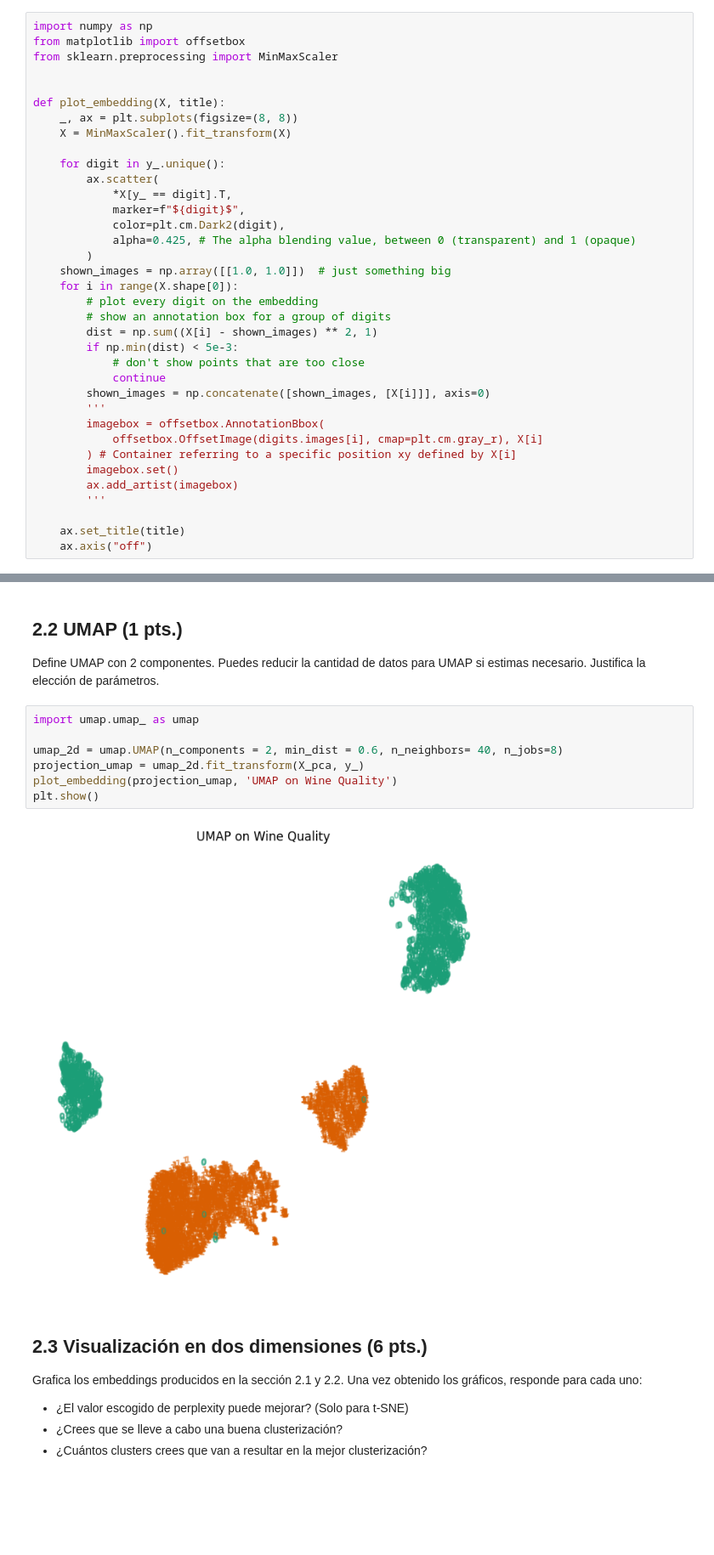
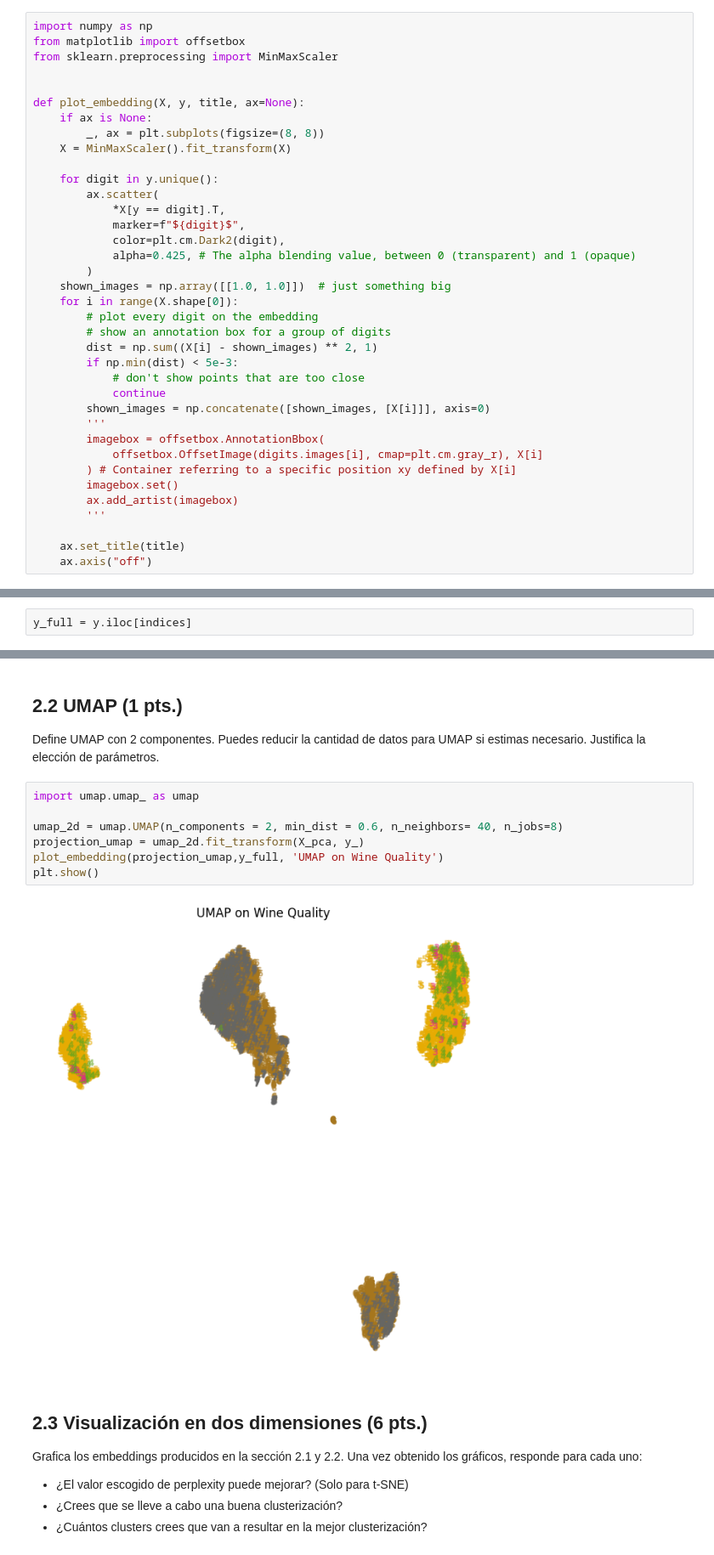
Before and after one commit to gabiacuna/IIC2433, a Jupyter notebook: tareas/T2.ipynb, the cells around one changed output, grey strips where cells are left out. Shown at 85% size. Drawn from its saved outputs; the diff is of its cells as text; blank space fills up the shorter version.

```diff
--- a/tareas/T2.ipynb
+++ b/tareas/T2.ipynb
@@ -305,13 +305,14 @@ from matplotlib import offsetbox
 from sklearn.preprocessing import MinMaxScaler
 
 
-def plot_embedding(X, title):
-    _, ax = plt.subplots(figsize=(8, 8))
+def plot_embedding(X, y, title, ax=None):
+    if ax is None:
+        _, ax = plt.subplots(figsize=(8, 8))
     X = MinMaxScaler().fit_transform(X)
 
-    for digit in y_.unique():
+    for digit in y.unique():
         ax.scatter(
-            *X[y_ == digit].T,
+            *X[y == digit].T,
             marker=f"${digit}$",
             color=plt.cm.Dark2(digit),
             alpha=0.425, # The alpha blending value, between 0 (transparent) and 1 (opaque)
@@ -341,2 +346,4 @@ tsne_embed = TSNE(n_components=2, perplexity = 5, n_jobs=10)
+# %%
+y_full = y.iloc[indices]
 # %%
 projection_tsne = tsne_embed.fit_transform(X_pca, y_)
@@ -351,12 +358,12 @@ Define UMAP con 2 componentes. Puedes reducir la cantidad de datos para UMAP si
 # %%
 import umap.umap_ as umap
 
 umap_2d = umap.UMAP(n_components = 2, min_dist = 0.6, n_neighbors= 40, n_jobs=8)
 projection_umap = umap_2d.fit_transform(X_pca, y_)
-plot_embedding(projection_umap, 'UMAP on Wine Quality')
+plot_embedding(projection_umap,y_full, 'UMAP on Wine Quality')
 plt.show()
 # %% [output]
-[figure, old version]
+[figure, new version]
 # %% [markdown]
 ## 2.3 Visualización en dos dimensiones (6 pts.)
 
```
Also changed, not shown: parts of 16 cells of this notebook.
